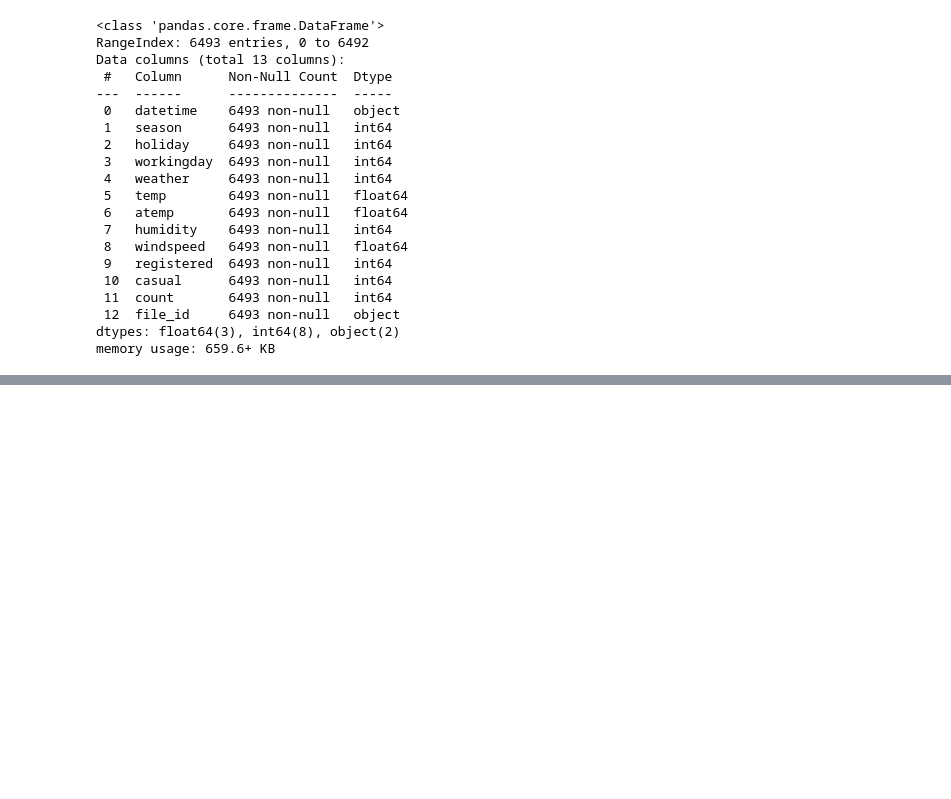
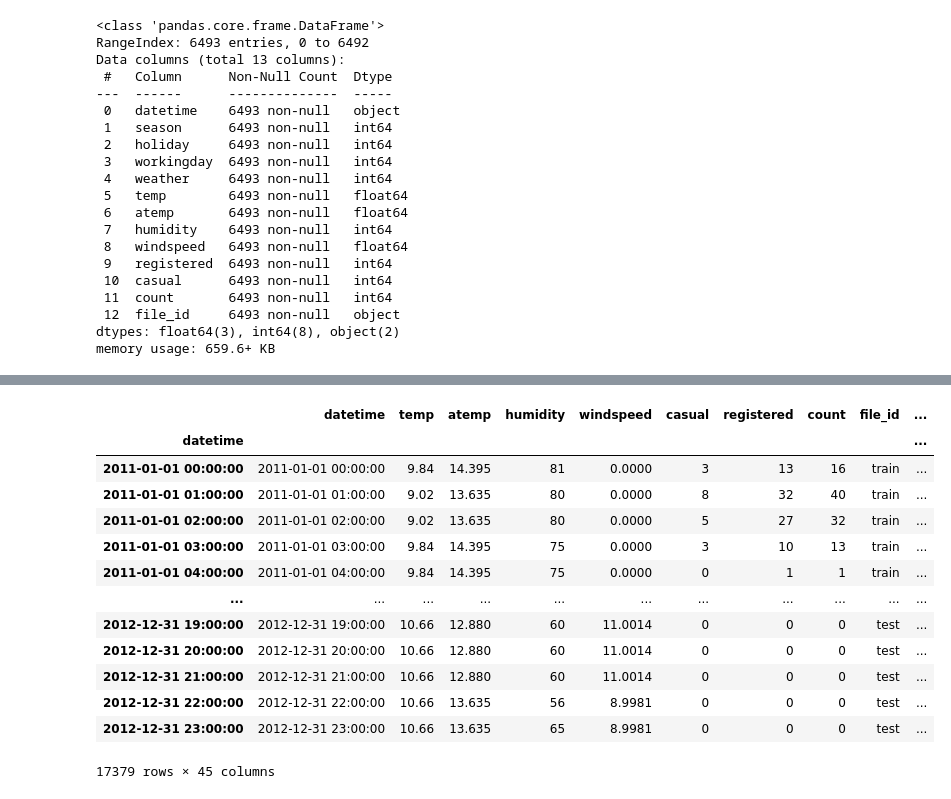
Before and after one commit to SHERWIN-HUYNH/ML-Bike-Sharing-Demand, a Jupyter notebook: bikeshare_final.ipynb, the cells around one changed output, grey strips where cells are left out. Saved outputs shown, nothing was run; the diff lists cells and outputs as text; code cells hidden in the pictures; blank space fills up the shorter version.

```diff
--- a/bikeshare_final.ipynb
+++ b/bikeshare_final.ipynb
@@ -460,64 +496,17 @@ _ax
 # %%
-# feature engineer a new column whether its a peak hour or not
-
-all_df["peak"] = all_df[["hour", "workingday"]].apply(
-    lambda df: 1
-    if (
-        (df["workingday"] == 1 and (df["hour"] == 8 or 17 <= df["hour"] <= 18))
-        or (df["workingday"] == 0 and 10 <= df["workingday"] <= 19)
-    )
-    else 0,
-    axis=1,
-)
-
-# christmas and others
-all_df["holiday"] = all_df[["month", "day", "holiday"]].apply(
-    lambda df: 1
-    if (df["month"] == 12 and df["day"] in [24, 26, 31])
-    else df["holiday"],
-    axis=1,
-)
-
-all_df["workingday"] = all_df[["month", "day", "workingday"]].apply(
-    lambda df: 0 if df["month"] == 12 and df["day"] in [24, 31] else df["workingday"],
-    axis=1,
-)
-
-# from histogram
-all_df["ideal"] = all_df[["temp", "windspeed"]].apply(
-    lambda df: 1 if (df["temp"] > 27 and df["windspeed"] < 30) else 0, axis=1
-)
-
-all_df["sticky"] = all_df[["humidity", "workingday"]].apply(
-    lambda df: 1 if (df["workingday"] == 1 and df["humidity"] >= 60) else 0, axis=1
-)
-
-# circular encoding for capturing seasonal patterns
-all_df["hour_sin"] = np.sin(2 * np.pi * all_df["hour"] / 24)
-all_df["hour_cos"] = np.cos(2 * np.pi * all_df["hour"] / 24)
-
-all_df["dayofweek_sin"] = np.sin(2 * np.pi * all_df["dow"] / 7)
-all_df["dayofweek_cos"] = np.cos(2 * np.pi * all_df["dow"] / 7)
-
-all_df["month_sin"] = np.sin(2 * np.pi * all_df["month"] / 12)
-all_df["month_cos"] = np.cos(2 * np.pi * all_df["month"] / 12)
-
-all_df["day_sin"] = np.sin(2 * np.pi * all_df["day"] / 30)
-all_df["day_cos"] = np.cos(2 * np.pi * all_df["day"] / 30)
-
-# lag feature
-all_df['temp_lag_1'] = all_df['temp'].shift(1) # at time t-1
-all_df['temp_lag_1'] = all_df['temp_lag_1'].fillna(0)
-all_df['humidity_lag_24'] = all_df['humidity_log'].shift(24) # at same time yesterday
-all_df['humidity_lag_24'] = all_df['humidity_lag_24'].fillna(0)
-all_df['windspeed_lag_1'] = all_df['windspeed'].shift(1)
-all_df['windspeed_lag_1'] = all_df['windspeed_lag_1'].fillna(0)
-
-
-bins = [0, 6, 11, 14, 19, 23]
-labels = ["Early Morning", "Morning", "Midday", "Afternoon", "Evening"]
-all_df["time_of_day"] = pd.cut(all_df["hour"], bins=bins, labels=labels, right=True)
-tod = pd.get_dummies(all_df["time_of_day"], prefix="tod", drop_first=True)
-
-all_df_extras = pd.concat([all_df, tod], axis=1)
-all_df_extras = pd.get_dummies(all_df_extras, columns=['season', 'holiday', 'workingday', 'weather'], drop_first=True)
+all_df_extras
+# %% [output]
+|  | datetime | temp | atemp | humidity | windspeed | casual | registered | count | file_id | ... |
+| datetime |  |  |  |  |  |  |  |  |  | ... |
+| 2011-01-01 00:00:00 | 2011-01-01 00:00:00 | 9.84 | 14.395 | 81 | 0.0000 | 3 | 13 | 16 | train | ... |
+| 2011-01-01 01:00:00 | 2011-01-01 01:00:00 | 9.02 | 13.635 | 80 | 0.0000 | 8 | 32 | 40 | train | ... |
+| 2011-01-01 02:00:00 | 2011-01-01 02:00:00 | 9.02 | 13.635 | 80 | 0.0000 | 5 | 27 | 32 | train | ... |
+| 2011-01-01 03:00:00 | 2011-01-01 03:00:00 | 9.84 | 14.395 | 75 | 0.0000 | 3 | 10 | 13 | train | ... |
+| 2011-01-01 04:00:00 | 2011-01-01 04:00:00 | 9.84 | 14.395 | 75 | 0.0000 | 0 | 1 | 1 | train | ... |
+| ... | ... | ... | ... | ... | ... | ... | ... | ... | ... | ... |
+| 2012-12-31 19:00:00 | 2012-12-31 19:00:00 | 10.66 | 12.880 | 60 | 11.0014 | 0 | 0 | 0 | test | ... |
+| 2012-12-31 20:00:00 | 2012-12-31 20:00:00 | 10.66 | 12.880 | 60 | 11.0014 | 0 | 0 | 0 | test | ... |
+| 2012-12-31 21:00:00 | 2012-12-31 21:00:00 | 10.66 | 12.880 | 60 | 11.0014 | 0 | 0 | 0 | test | ... |
+| 2012-12-31 22:00:00 | 2012-12-31 22:00:00 | 10.66 | 13.635 | 56 | 8.9981 | 0 | 0 | 0 | test | ... |
+| 2012-12-31 23:00:00 | 2012-12-31 23:00:00 | 10.66 | 13.635 | 65 | 8.9981 | 0 | 0 | 0 | test | ... |
+17379 rows × 45 columns
```
Also changed, not shown: parts of 87 cells of this notebook.
